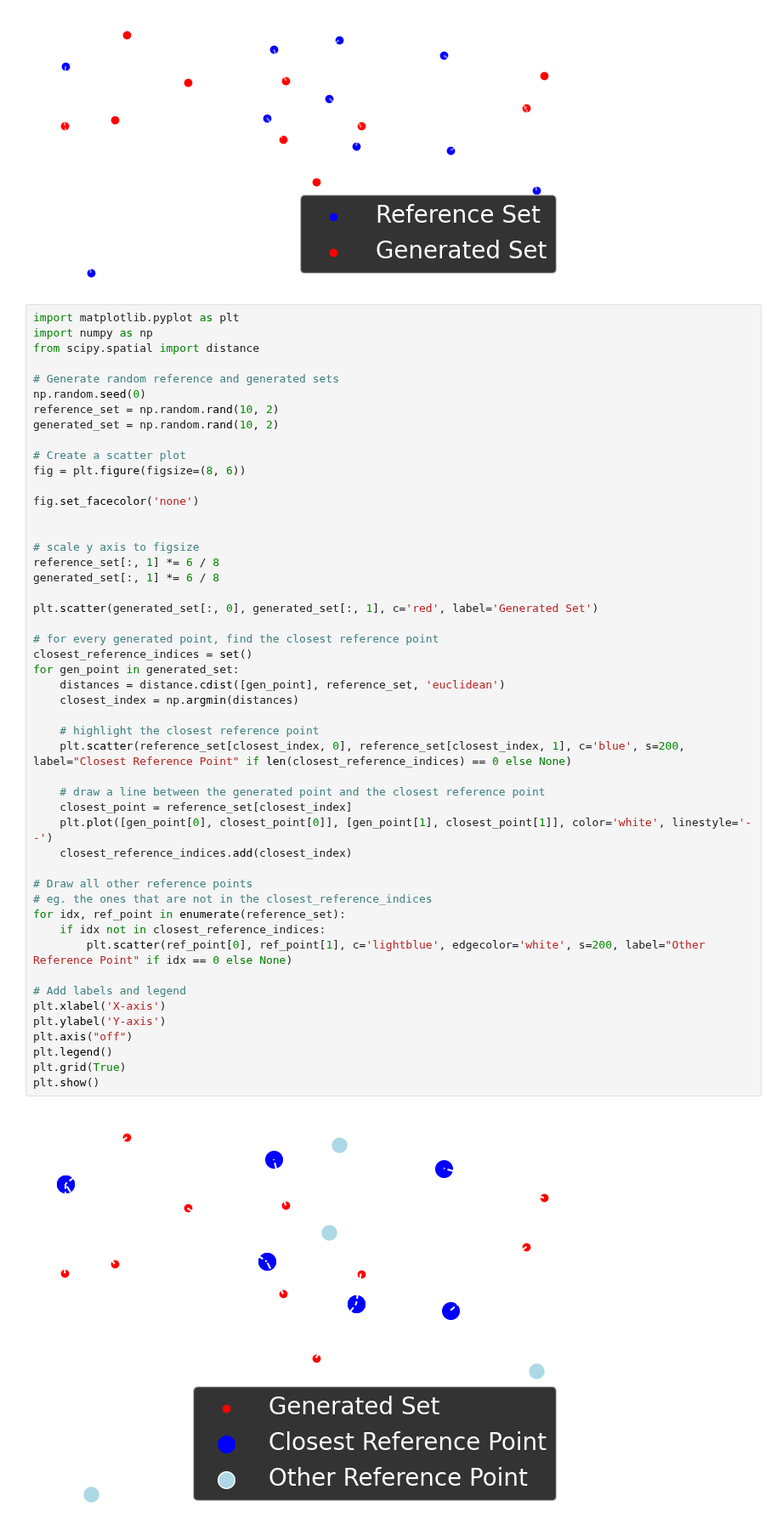
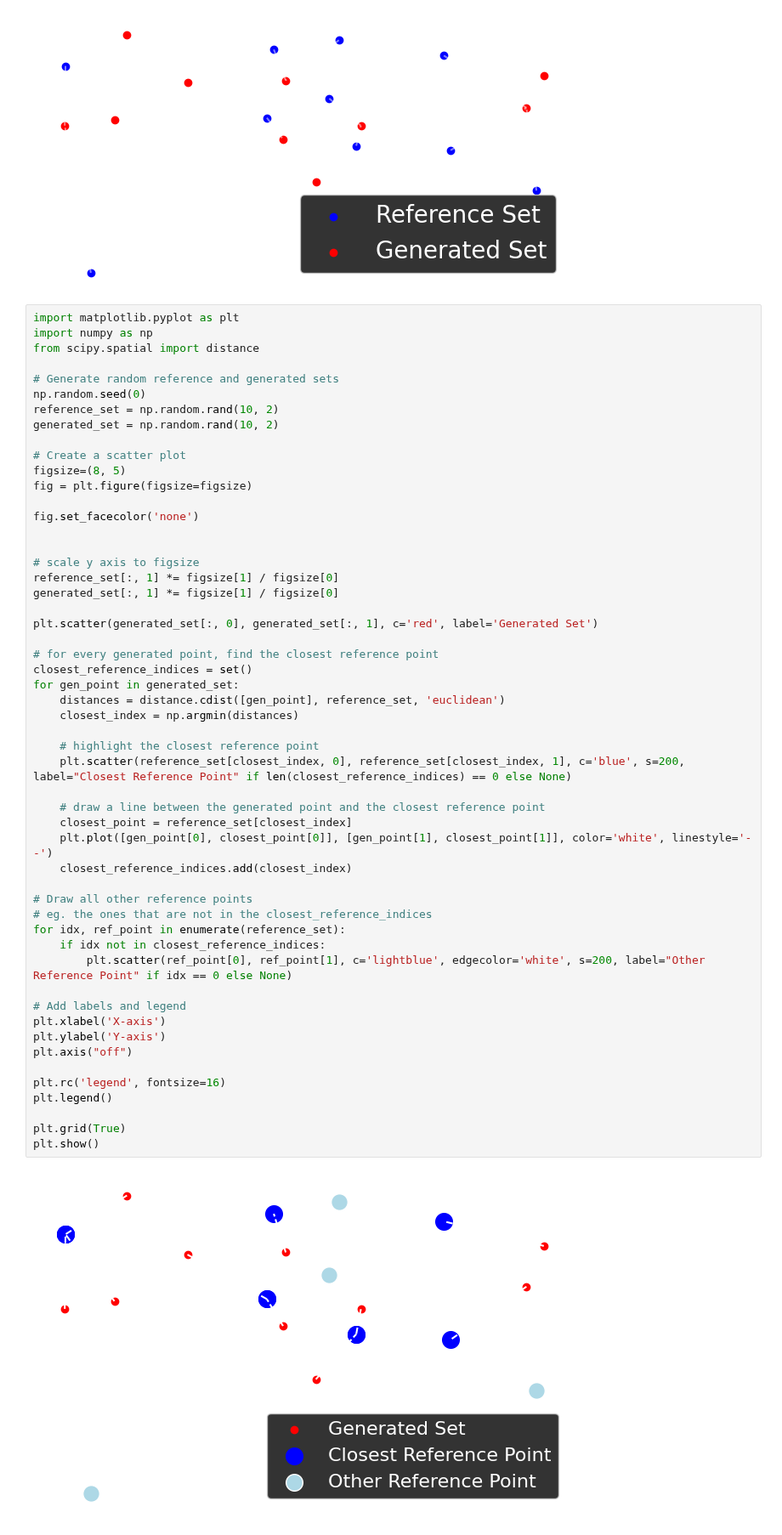
Before and after one commit to nef-gpt/adl4cv, a Jupyter notebook: ae_approach.ipynb, the cells around one changed output. Shown at 85% size. Drawn from its saved outputs; the diff is of its cells as text.

```diff
--- a/ae_approach.ipynb
+++ b/ae_approach.ipynb
@@ -458,43 +458,47 @@ reference_set = np.random.rand(10, 2)
 generated_set = np.random.rand(10, 2)
 
 # Create a scatter plot
-fig = plt.figure(figsize=(8, 6))
+figsize=(8, 5)
+fig = plt.figure(figsize=figsize)
 
 fig.set_facecolor('none')
 
 
 # scale y axis to figsize
-reference_set[:, 1] *= 6 / 8
-generated_set[:, 1] *= 6 / 8
+reference_set[:, 1] *= figsize[1] / figsize[0]
+generated_set[:, 1] *= figsize[1] / figsize[0]
 
 plt.scatter(generated_set[:, 0], generated_set[:, 1], c='red', label='Generated Set')
 
 # for every generated point, find the closest reference point
 closest_reference_indices = set()
 for gen_point in generated_set:
     distances = distance.cdist([gen_point], reference_set, 'euclidean')
     closest_index = np.argmin(distances)
 
     # highlight the closest reference point
     plt.scatter(reference_set[closest_index, 0], reference_set[closest_index, 1], c='blue', s=200, label="Closest Reference Point" if len(closest_reference_indices) == 0 else None)
 
     # draw a line between the generated point and the closest reference point
     closest_point = reference_set[closest_index]
     plt.plot([gen_point[0], closest_point[0]], [gen_point[1], closest_point[1]], color='white', linestyle='--')
     closest_reference_indices.add(closest_index)
 
 # Draw all other reference points
 # eg. the ones that are not in the closest_reference_indices
 for idx, ref_point in enumerate(reference_set):
     if idx not in closest_reference_indices:
         plt.scatter(ref_point[0], ref_point[1], c='lightblue', edgecolor='white', s=200, label="Other Reference Point" if idx == 0 else None)
 
 # Add labels and legend
 plt.xlabel('X-axis')
 plt.ylabel('Y-axis')
 plt.axis("off")
+
+plt.rc('legend', fontsize=16)
 plt.legend()
+
 plt.grid(True)
 plt.show()
 # %% [output]
-[figure, old version]
+[figure, new version]
```
Also changed, not shown: 1 other file.
